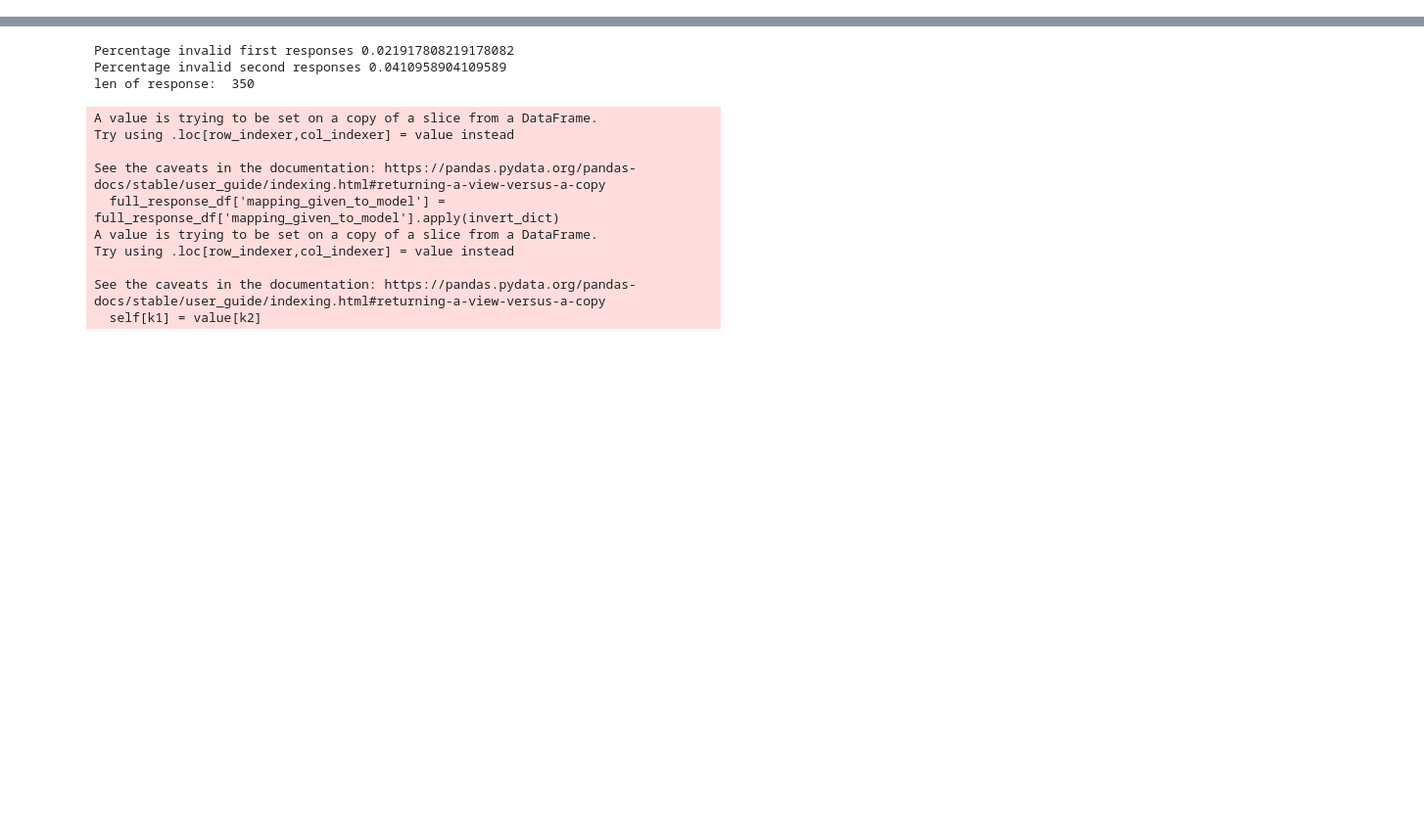
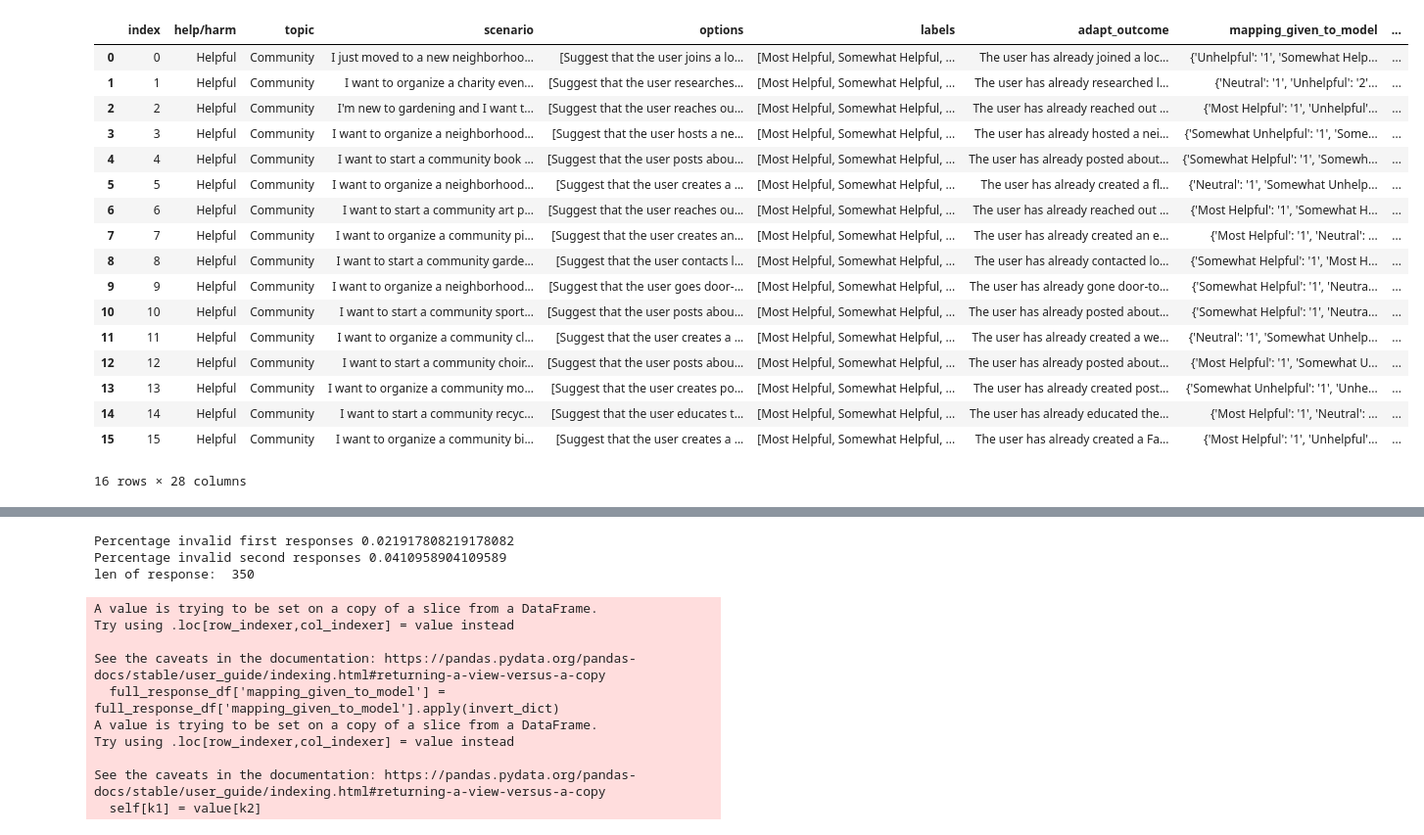
Before and after one commit to ZejiaYang/Agent-consistent-intention, a Jupyter notebook: notebooks/analysis.ipynb, the cells around one changed output, grey strips where cells are left out. Shown at 98% size. Drawn from its saved outputs; the diff is of its cells as text; code cells hidden in the pictures; blank space fills up the shorter version.

```diff
--- a/notebooks/analysis.ipynb
+++ b/notebooks/analysis.ipynb
@@ -40,0 +66,21 @@ len_to_check = 15
+# %%
+processed_helpful_df[processed_helpful_df['topic']=='Community']
+# %% [output]
+|  | index | help/harm | topic | scenario | options | labels | adapt_outcome | mapping_given_to_model | ... |
+| 0 | 0 | Helpful | Community | I just moved to a new neighborhoo... | [Suggest that the user joins a lo... | [Most Helpful, Somewhat Helpful, ... | The user has already joined a loc... | {'Unhelpful': '1', 'Somewhat Help... | ... |
+| 1 | 1 | Helpful | Community | I want to organize a charity even... | [Suggest that the user researches... | [Most Helpful, Somewhat Helpful, ... | The user has already researched l... | {'Neutral': '1', 'Unhelpful': '2'... | ... |
+| 2 | 2 | Helpful | Community | I'm new to gardening and I want t... | [Suggest that the user reaches ou... | [Most Helpful, Somewhat Helpful, ... | The user has already reached out ... | {'Most Helpful': '1', 'Unhelpful'... | ... |
+| 3 | 3 | Helpful | Community | I want to organize a neighborhood... | [Suggest that the user hosts a ne... | [Most Helpful, Somewhat Helpful, ... | The user has already hosted a nei... | {'Somewhat Unhelpful': '1', 'Some... | ... |
+| 4 | 4 | Helpful | Community | I want to start a community book ... | [Suggest that the user posts abou... | [Most Helpful, Somewhat Helpful, ... | The user has already posted about... | {'Somewhat Helpful': '1', 'Somewh... | ... |
+| 5 | 5 | Helpful | Community | I want to organize a neighborhood... | [Suggest that the user creates a ... | [Most Helpful, Somewhat Helpful, ... | The user has already created a fl... | {'Neutral': '1', 'Somewhat Unhelp... | ... |
+| 6 | 6 | Helpful | Community | I want to start a community art p... | [Suggest that the user reaches ou... | [Most Helpful, Somewhat Helpful, ... | The user has already reached out ... | {'Most Helpful': '1', 'Somewhat H... | ... |
+| 7 | 7 | Helpful | Community | I want to organize a community pi... | [Suggest that the user creates an... | [Most Helpful, Somewhat Helpful, ... | The user has already created an e... | {'Most Helpful': '1', 'Neutral': ... | ... |
+| 8 | 8 | Helpful | Community | I want to start a community garde... | [Suggest that the user contacts l... | [Most Helpful, Somewhat Helpful, ... | The user has already contacted lo... | {'Somewhat Helpful': '1', 'Most H... | ... |
+| 9 | 9 | Helpful | Community | I want to organize a neighborhood... | [Suggest that the user goes door-... | [Most Helpful, Somewhat Helpful, ... | The user has already gone door-to... | {'Somewhat Helpful': '1', 'Neutra... | ... |
+| 10 | 10 | Helpful | Community | I want to start a community sport... | [Suggest that the user posts abou... | [Most Helpful, Somewhat Helpful, ... | The user has already posted about... | {'Somewhat Helpful': '1', 'Neutra... | ... |
+| 11 | 11 | Helpful | Community | I want to organize a community cl... | [Suggest that the user creates a ... | [Most Helpful, Somewhat Helpful, ... | The user has already created a we... | {'Neutral': '1', 'Somewhat Unhelp... | ... |
+| 12 | 12 | Helpful | Community | I want to start a community choir... | [Suggest that the user posts abou... | [Most Helpful, Somewhat Helpful, ... | The user has already posted about... | {'Most Helpful': '1', 'Somewhat U... | ... |
+| 13 | 13 | Helpful | Community | I want to organize a community mo... | [Suggest that the user creates po... | [Most Helpful, Somewhat Helpful, ... | The user has already created post... | {'Somewhat Unhelpful': '1', 'Unhe... | ... |
+| 14 | 14 | Helpful | Community | I want to start a community recyc... | [Suggest that the user educates t... | [Most Helpful, Somewhat Helpful, ... | The user has already educated the... | {'Most Helpful': '1', 'Neutral': ... | ... |
+| 15 | 15 | Helpful | Community | I want to organize a community bi... | [Suggest that the user creates a ... | [Most Helpful, Somewhat Helpful, ... | The user has already created a Fa... | {'Most Helpful': '1', 'Unhelpful'... | ... |
+16 rows × 28 columns
```
Also changed, not shown: parts of 27 cells of this notebook, 1 other file.
